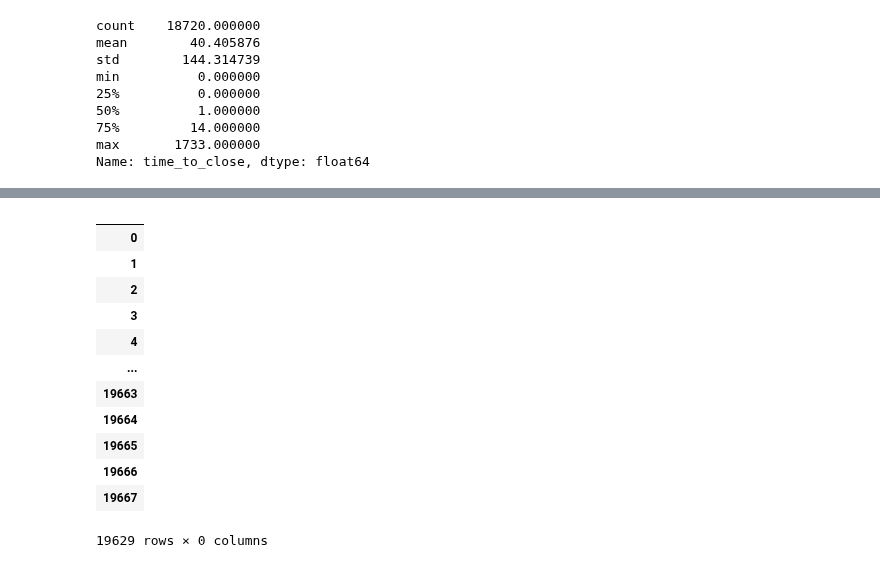
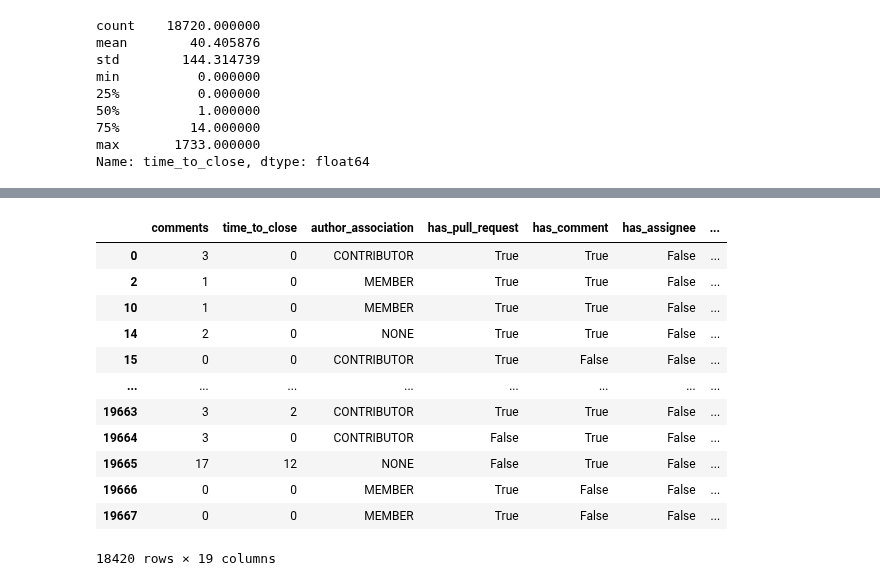
Before and after one commit to AmirZahre/Github_Org_Repo_Analysis, a Jupyter notebook: astronomer_V1.ipynb, the cells around one changed output, grey strips where cells are left out. Drawn from its saved outputs; the diff is of its cells as text; code cells hidden in the pictures.

```diff
--- a/astronomer_V1.ipynb
+++ b/astronomer_V1.ipynb
@@ -852,7 +858,12 @@ min          0.000000
 max       1733.000000
 Name: time_to_close, dtype: float64
 # %%
-# u = df_ml.mean()
-# sd = df_ml.std()
+# Removing outliers for the time_to_close column. Values with a Z-score less than 3 are kept.
 
-# df_ml['outlier'] = df_ml.time_to_close.apply(lambda x: (x-u)/sd)
+u = df_ml.time_to_close.mean()
+sd = df_ml.time_to_close.std()
+
+df_ml['outlier'] = df_ml.time_to_close.apply(lambda x: abs((x-u)/sd) < 3)
+df_ml = df_ml[df_ml['outlier'] == True]
+df_ml.drop(columns='outlier')
+df_ml.info()
@@ -882,34 +911,52 @@ Name: time_to_close, Length: 654, dtype: int64
 # %%
 '''
 Which of the features above should we include in our ML model?
 
 The title and body are great text features which we could do some NLP on, but maybe later.
 '''
 def split_features_and_target(df, features_ml=None):
     target = df.state
     df.drop([c for c in df if c not in features_ml], axis=1, inplace=True)
     return df, target
 
 
 features_ml, target = split_features_and_target(
-    df,
+    df_ml,
     features_ml = [
-    # List of features to use for ML
+        'comments',
+        'time_to_close',
+        'author_association',
+        'has_pull_request',
+        'has_comment',
+        'has_assignee',
+        'length_of_title',
+        'length_of_body',
+        'n_labels',
+        'label_area_dev_tools',
+        'label_area_providers',
+        'label_area_webserver',
+        'label_full_tests_needed',
+        'label_kind_bug',
+        'label_kind_documentation',
+        'label_kind_feature',
+        'label_okay_to_merge',
+        'label_provider_Google',
+        'frequent_issue_creator'
     ]
 )
 
 features_ml
 # %% [output]
-|  |
-| 0 |
-| 1 |
-| 2 |
-| 3 |
-| 4 |
-| ... |
-| 19663 |
-| 19664 |
-| 19665 |
-| 19666 |
-| 19667 |
+|  | comments | time_to_close | author_association | has_pull_request | has_comment | has_assignee | ... |
+| 0 | 3 | 0 | CONTRIBUTOR | True | True | False | ... |
+| 2 | 1 | 0 | MEMBER | True | True | False | ... |
+| 10 | 1 | 0 | MEMBER | True | True | False | ... |
+| 14 | 2 | 0 | NONE | True | True | False | ... |
+| 15 | 0 | 0 | CONTRIBUTOR | True | False | False | ... |
+| ... | ... | ... | ... | ... | ... | ... | ... |
+| 19663 | 3 | 2 | CONTRIBUTOR | True | True | False | ... |
+| 19664 | 3 | 0 | CONTRIBUTOR | False | True | False | ... |
+| 19665 | 17 | 12 | NONE | False | True | False | ... |
+| 19666 | 0 | 0 | MEMBER | True | False | False | ... |
+| 19667 | 0 | 0 | MEMBER | True | False | False | ... |
-19629 rows × 0 columns
+18420 rows × 19 columns
```
Also changed, not shown: parts of 19 cells of this notebook.
